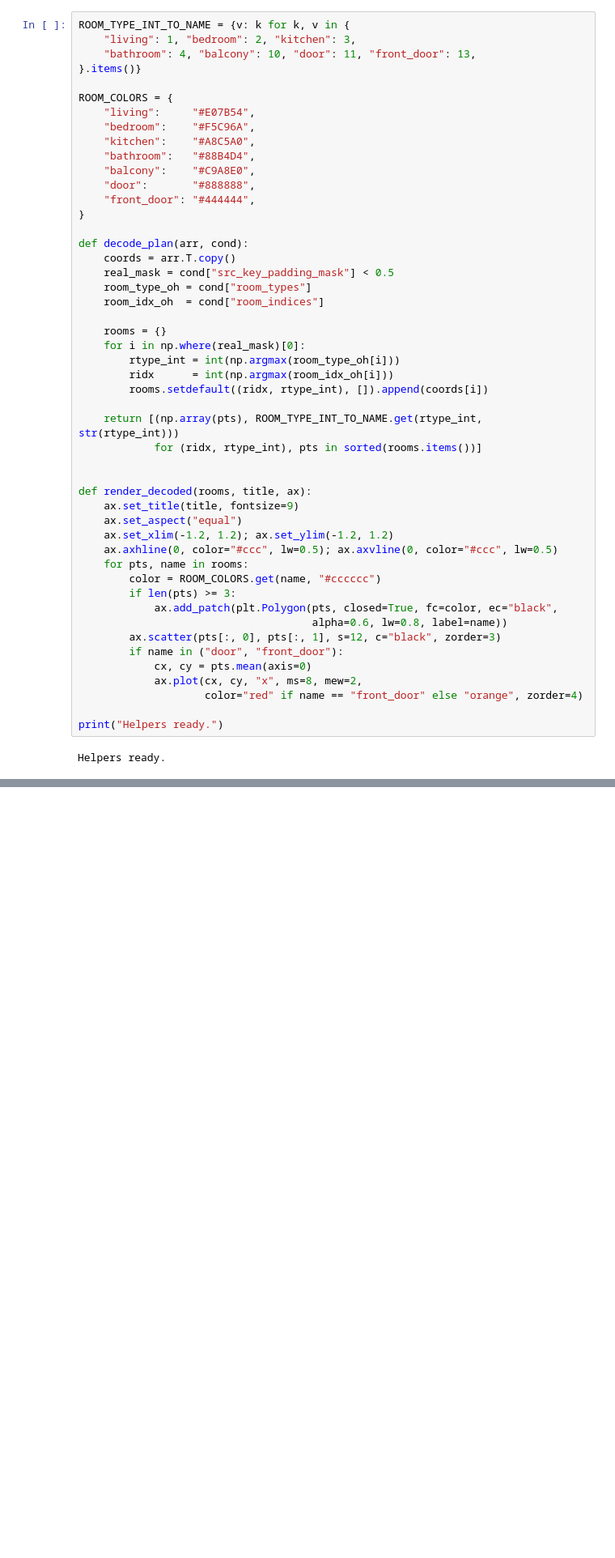
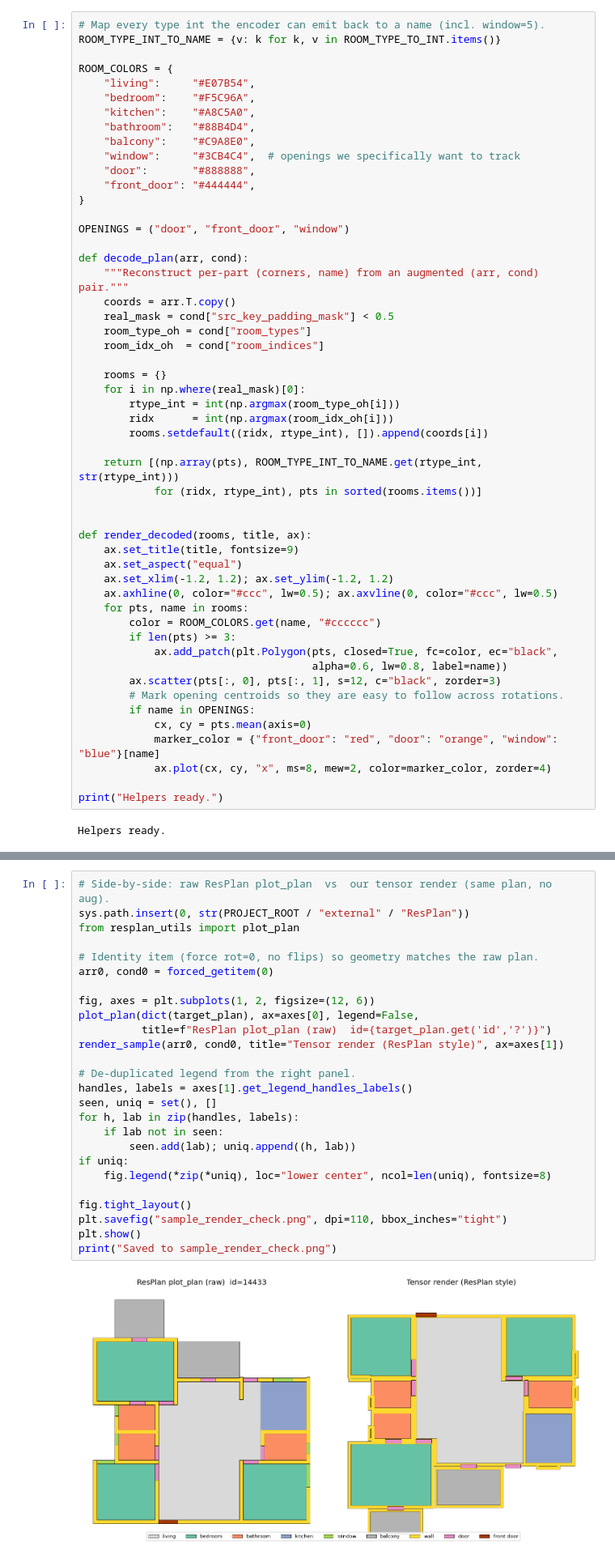
Before and after one commit to nickiliak/Floorplan-Diffusion-Models, a Jupyter notebook: notebooks/03_rotation_debugging.ipynb, the cells around one changed output, grey strips where cells are left out. Shown at 81% size. Drawn from its saved outputs; the diff is of its cells as text; blank space fills up the shorter version.

```diff
--- a/notebooks/03_rotation_debugging.ipynb
+++ b/notebooks/03_rotation_debugging.ipynb
@@ -1,8 +39,6 @@
 # %%
-ROOM_TYPE_INT_TO_NAME = {v: k for k, v in {
-    "living": 1, "bedroom": 2, "kitchen": 3,
-    "bathroom": 4, "balcony": 10, "door": 11, "front_door": 13,
-}.items()}
+# Map every type int the encoder can emit back to a name (incl. window=5).
+ROOM_TYPE_INT_TO_NAME = {v: k for k, v in ROOM_TYPE_TO_INT.items()}
 
 ROOM_COLORS = {
     "living":     "#E07B54",
@@ -10,11 +46,15 @@ ROOM_COLORS = {
     "kitchen":    "#A8C5A0",
     "bathroom":   "#88B4D4",
     "balcony":    "#C9A8E0",
+    "window":     "#3CB4C4",  # openings we specifically want to track
     "door":       "#888888",
     "front_door": "#444444",
 }
 
+OPENINGS = ("door", "front_door", "window")
+
 def decode_plan(arr, cond):
+    """Reconstruct per-part (corners, name) from an augmented (arr, cond) pair."""
     coords = arr.T.copy()
     real_mask = cond["src_key_padding_mask"] < 0.5
     room_type_oh = cond["room_types"]
@@ -41,10 +81,11 @@ def render_decoded(rooms, title, ax):
             ax.add_patch(plt.Polygon(pts, closed=True, fc=color, ec="black",
                                      alpha=0.6, lw=0.8, label=name))
         ax.scatter(pts[:, 0], pts[:, 1], s=12, c="black", zorder=3)
-        if name in ("door", "front_door"):
+        # Mark opening centroids so they are easy to follow across rotations.
+        if name in OPENINGS:
             cx, cy = pts.mean(axis=0)
-            ax.plot(cx, cy, "x", ms=8, mew=2,
-                    color="red" if name == "front_door" else "orange", zorder=4)
+            marker_color = {"front_door": "red", "door": "orange", "window": "blue"}[name]
+            ax.plot(cx, cy, "x", ms=8, mew=2, color=marker_color, zorder=4)
 
 print("Helpers ready.")
 # %% [output]
@@ -228,0 +356,28 @@ MemoryError:
+# %%
+# Side-by-side: raw ResPlan plot_plan  vs  our tensor render (same plan, no aug).
+sys.path.insert(0, str(PROJECT_ROOT / "external" / "ResPlan"))
+from resplan_utils import plot_plan
+
+# Identity item (force rot=0, no flips) so geometry matches the raw plan.
+arr0, cond0 = forced_getitem(0)
+
+fig, axes = plt.subplots(1, 2, figsize=(12, 6))
+plot_plan(dict(target_plan), ax=axes[0], legend=False,
+          title=f"ResPlan plot_plan (raw)  id={target_plan.get('id','?')}")
+render_sample(arr0, cond0, title="Tensor render (ResPlan style)", ax=axes[1])
+
+# De-duplicated legend from the right panel.
+handles, labels = axes[1].get_legend_handles_labels()
+seen, uniq = set(), []
+for h, lab in zip(handles, labels):
+    if lab not in seen:
+        seen.add(lab); uniq.append((h, lab))
+if uniq:
+    fig.legend(*zip(*uniq), loc="lower center", ncol=len(uniq), fontsize=8)
+
+fig.tight_layout()
+plt.savefig("sample_render_check.png", dpi=110, bbox_inches="tight")
+plt.show()
+print("Saved to sample_render_check.png")
+# %% [output]
+[figure, added]
```
Also changed, not shown: parts of 11 cells of this notebook, 6 other files.
